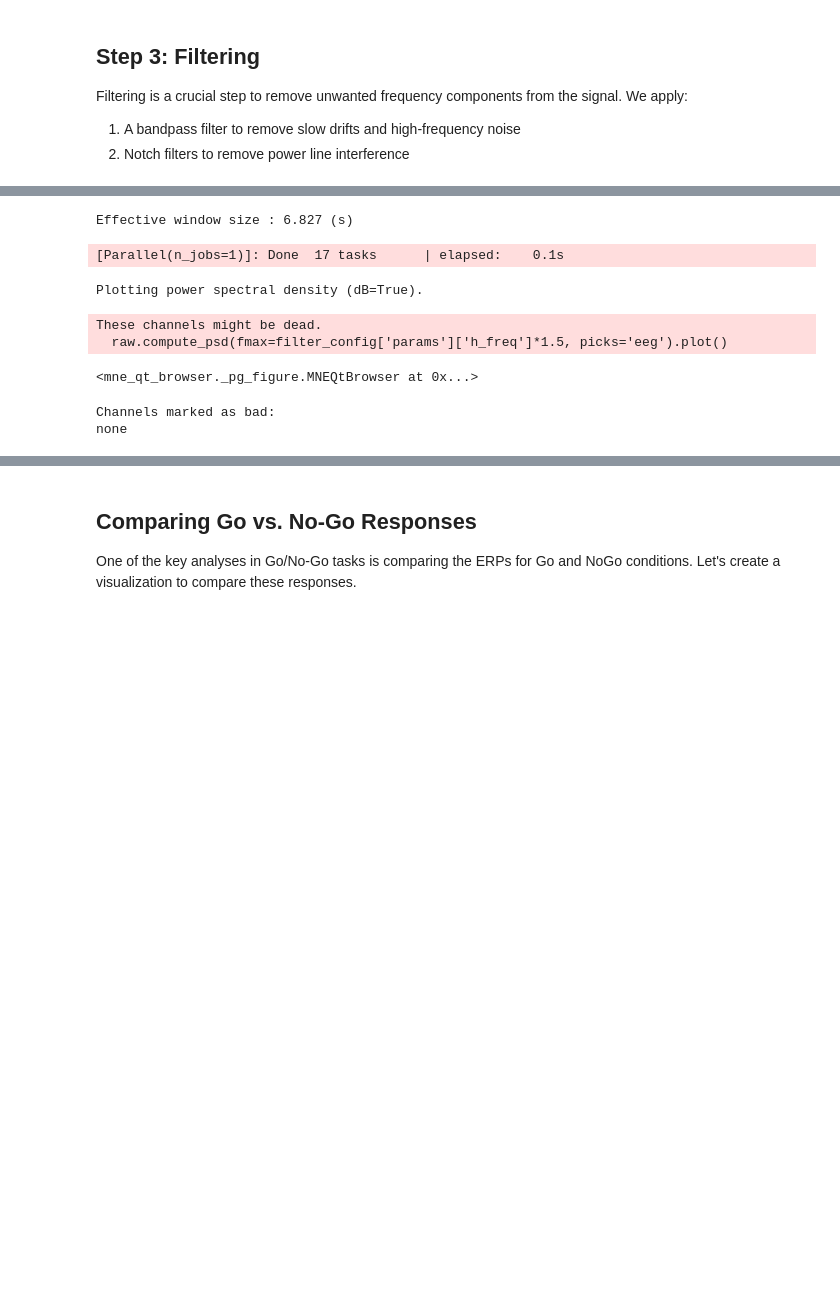
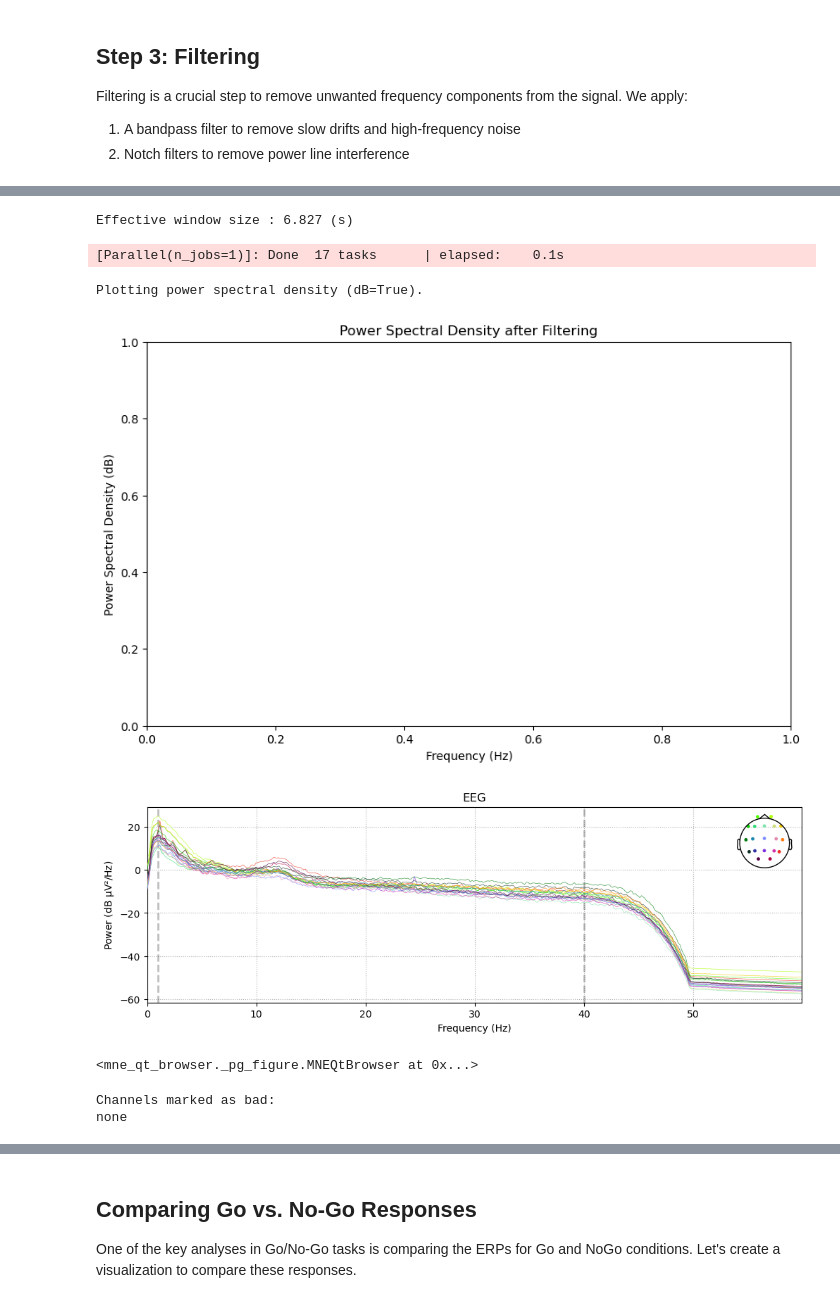
Before and after one commit to UNFmontreal/neurotheque_resources, a Jupyter notebook: notebooks/preprocessing/gonogo_minimal_preprocessing.ipynb, the cells around one changed output, grey strips where cells are left out. Cells and saved outputs as stored; diff of their text form; code cells hidden in the pictures; blank space fills up the shorter version.

```diff
--- a/notebooks/preprocessing/gonogo_minimal_preprocessing.ipynb
+++ b/notebooks/preprocessing/gonogo_minimal_preprocessing.ipynb
@@ -207,18 +165,20 @@ raw.ch_names
 # %%
+# Step 2: Channel Preparation
 # Extract parameters from the configuration
-prep_channels_config = next(step for step in config['pipeline']['steps'] if step['name'] == 'PrepChannelsStep' or step['name'] == 'CustomPrepChannelsStep')
+prep_channels_config = next(step for step in config['pipeline']['steps'] if step['name'] == 'PrepChannelsStep')
 
-# Set the referencing parameters for Pz
+# Set the referencing parameters
 if 'params' not in prep_channels_config:
     prep_channels_config['params'] = {}
 
 prep_channels_config['params']['reference'] = {
     'method': 'average',  # Change from Pz (channels) to average reference
-    # Uncomment these lines if you want to use specific channels instead
-    # 'method': 'channels',
-    # 'channels': ['Pz'],  # Our system already uses Pz as reference
     'projection': False
 }
+
+# Force reload the module to ensure we have the latest version
+import scr.steps.prepchannels
+importlib.reload(scr.steps.prepchannels)
 
 # Use the PrepChannelsStep with referencing
 from scr.steps.prepchannels import PrepChannelsStep
@@ -228,20 +188,7 @@ logger.info(f"Preparing channels with referencing")
 prep_channels_step = PrepChannelsStep(params=prep_channels_config['params'])
 raw = prep_channels_step.run(raw)
 
-# Continue with filtering using the FilterStep
-from scr.steps.filter import FilterStep
-
-# Extract filtering parameters from the configuration
-filter_config = next(step for step in config['pipeline']['steps'] if step['name'] == 'FilterStep')
-
-# Create and apply the filter step
-logger.info(f"Applying filtering using FilterStep")
-filter_step = FilterStep(params=filter_config['params'])
-raw = filter_step.run(raw)
-
-# Plot power spectral density after filtering
-raw.plot_psd(fmax=filter_config['params']['h_freq']*1.5)
-
-# Plot filtered data
-raw.plot(duration=10, n_channels=20, title='Filtered EEG data')
+# Print channel names after prep to verify ECG channel was dropped
+print("\nChannel names after preparation:")
+print(raw.ch_names)
 # %% [output]
@@ -253,14 +216,11 @@ Filtering is a crucial step to remove unwanted frequency components from the sig
 1. A bandpass filter to remove slow drifts and high-frequency noise
 2. Notch filters to remove power line interference
 # %%
-import matplotlib
-matplotlib.use('Qt5Agg')  # or 'Qt5Agg', etc.
-import matplotlib.pyplot as plt
-
+# Step 3: Filtering
 # Extract filtering parameters from the configuration
 filter_config = next(step for step in config['pipeline']['steps'] if step['name'] == 'FilterStep')
 
-# Use the FilterStep directly instead of manual filtering
+# Use the FilterStep from the pipeline
 from scr.steps.filter import FilterStep
 
 # Create and apply the filter step
@@ -270,7 +230,7 @@ raw = filter_step.run(raw)
 
 # Plot power spectral density after filtering
 fig, ax = plt.subplots(figsize=(10, 6))
-raw.compute_psd(fmax=filter_config['params']['h_freq']*1.5, picks='eeg').plot()
+raw.compute_psd(fmax=filter_config['params']['h_freq']*1.5, picks='eeg').plot(show=True)
 ax.set_title('Power Spectral Density after Filtering')
 ax.set_xlabel('Frequency (Hz)')
 ax.set_ylabel('Power Spectral Density (dB)')
@@ -301,8 +261,8 @@ Designing a one-pass, zero-phase, non-causal bandpass filter:
 Effective window size : 6.827 (s)
 [Parallel(n_jobs=1)]: Done  17 tasks      | elapsed:    0.1s
 Plotting power spectral density (dB=True).
+[figure, added]
+[figure, added]
-These channels might be dead.
-  raw.compute_psd(fmax=filter_config['params']['h_freq']*1.5, picks='eeg').plot()
+<mne_qt_browser._pg_figure.MNEQtBrowser at 0x...>
-<mne_qt_browser._pg_figure.MNEQtBrowser at 0x...>
+Channels marked as bad:
+none
-Channels marked as bad:
-none
```
Also changed, not shown: parts of 22 cells of this notebook, 7 other files.
